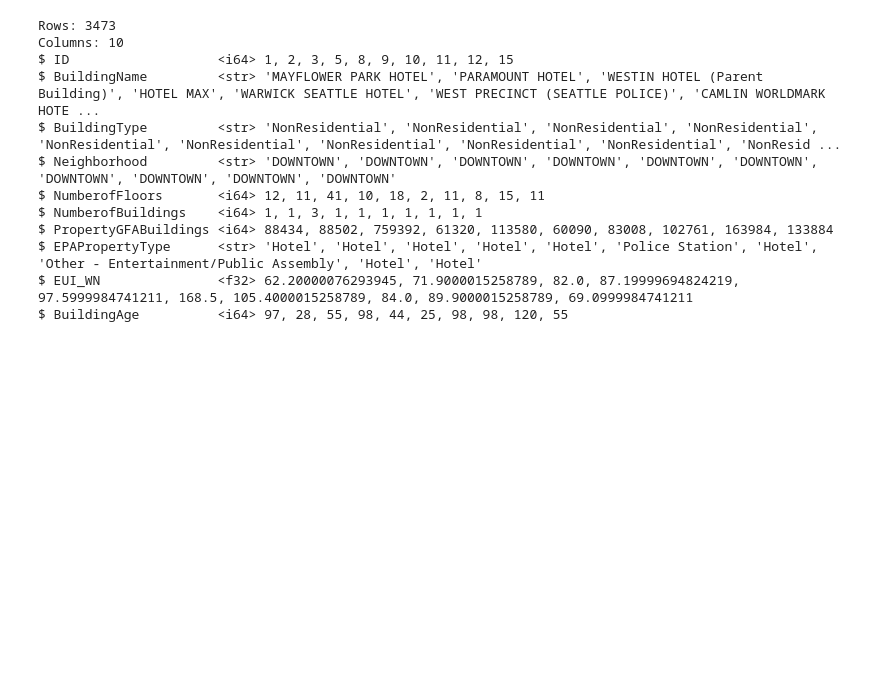
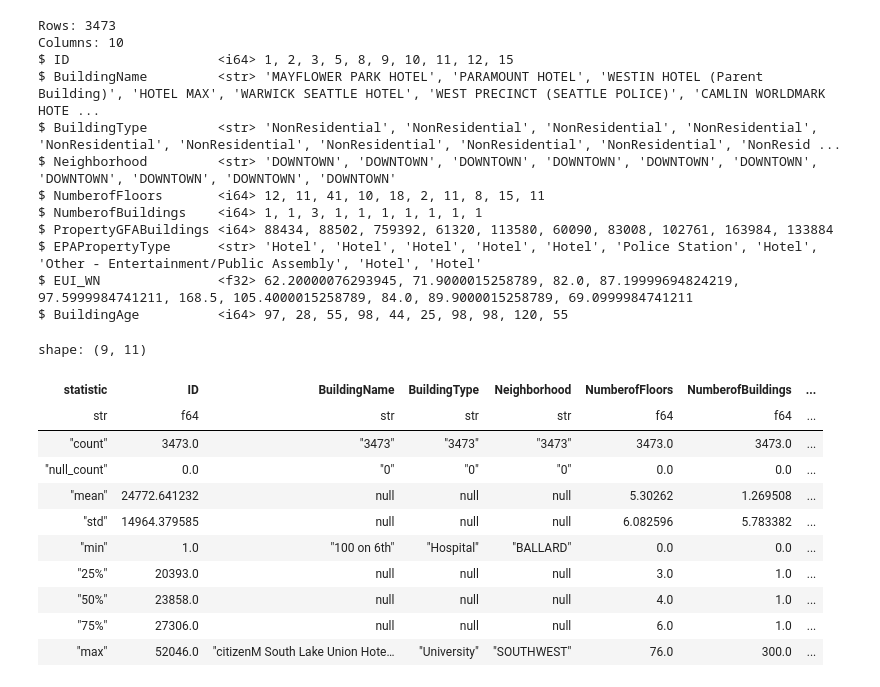
Before and after one commit to brady-lamson/math_6388, a Jupyter notebook: project/src/eda/energy_response_relationships.ipynb, the cells around one changed output. Saved outputs shown, nothing was run; the diff lists cells and outputs as text; code cells hidden in the pictures; blank space fills up the shorter version.

```diff
--- a/project/src/eda/energy_response_relationships.ipynb
+++ b/project/src/eda/energy_response_relationships.ipynb
@@ -18,7 +18,9 @@ df = (
         (pl.col("Year") == 2024) &
         (pl.col("EUI_WN").is_not_null())
     )
-    .with_columns((pl.col("Year") - pl.col("YearBuilt")).alias("BuildingAge"))
+    .with_columns(
+        (pl.col("Year") - pl.col("YearBuilt")).alias("BuildingAge")
+    )
     .drop(["YearBuilt", "Year", "Years", "NumYears", "EUI", "Year2025"])
 )
 # %%
@@ -36,3 +38,18 @@ $ PropertyGFABuildings <i64> 88434, 88502, 759392, 61320, 113580, 60090, 83008,
 $ EPAPropertyType      <str> 'Hotel', 'Hotel', 'Hotel', 'Hotel', 'Hotel', 'Police Station', 'Hotel', 'Other - Entertainment/Public Assembly', 'Hotel', 'Hotel'
 $ EUI_WN               <f32> 62.20000076293945, 71.9000015258789, 82.0, 87.19999694824219, 97.5999984741211, 168.5, 105.4000015258789, 84.0, 89.9000015258789, 69.0999984741211
 $ BuildingAge          <i64> 97, 28, 55, 98, 44, 25, 98, 98, 120, 55
+# %%
+df.describe()
+# %% [output]
+shape: (9, 11)
+| statistic | ID | BuildingName | BuildingType | Neighborhood | NumberofFloors | NumberofBuildings | ... |
+| str | f64 | str | str | str | f64 | f64 | ... |
+| "count" | 3473.0 | "3473" | "3473" | "3473" | 3473.0 | 3473.0 | ... |
+| "null_count" | 0.0 | "0" | "0" | "0" | 0.0 | 0.0 | ... |
+| "mean" | 24772.641232 | null | null | null | 5.30262 | 1.269508 | ... |
+| "std" | 14964.379585 | null | null | null | 6.082596 | 5.783382 | ... |
+| "min" | 1.0 | "100 on 6th" | "Hospital" | "BALLARD" | 0.0 | 0.0 | ... |
+| "25%" | 20393.0 | null | null | null | 3.0 | 1.0 | ... |
+| "50%" | 23858.0 | null | null | null | 4.0 | 1.0 | ... |
+| "75%" | 27306.0 | null | null | null | 6.0 | 1.0 | ... |
+| "max" | 52046.0 | "citizenM South Lake Union Hote… | "University" | "SOUTHWEST" | 76.0 | 300.0 | ... |
```
Also changed, not shown: parts of 4 cells of this notebook, 35 other files.
